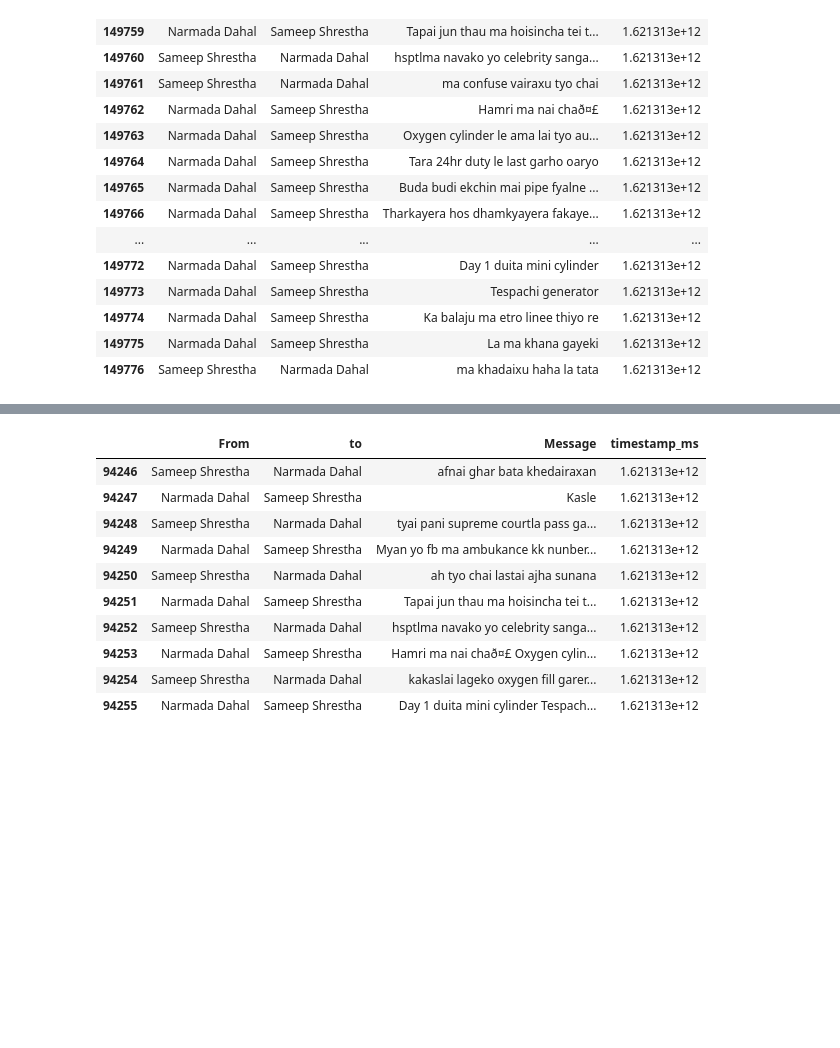
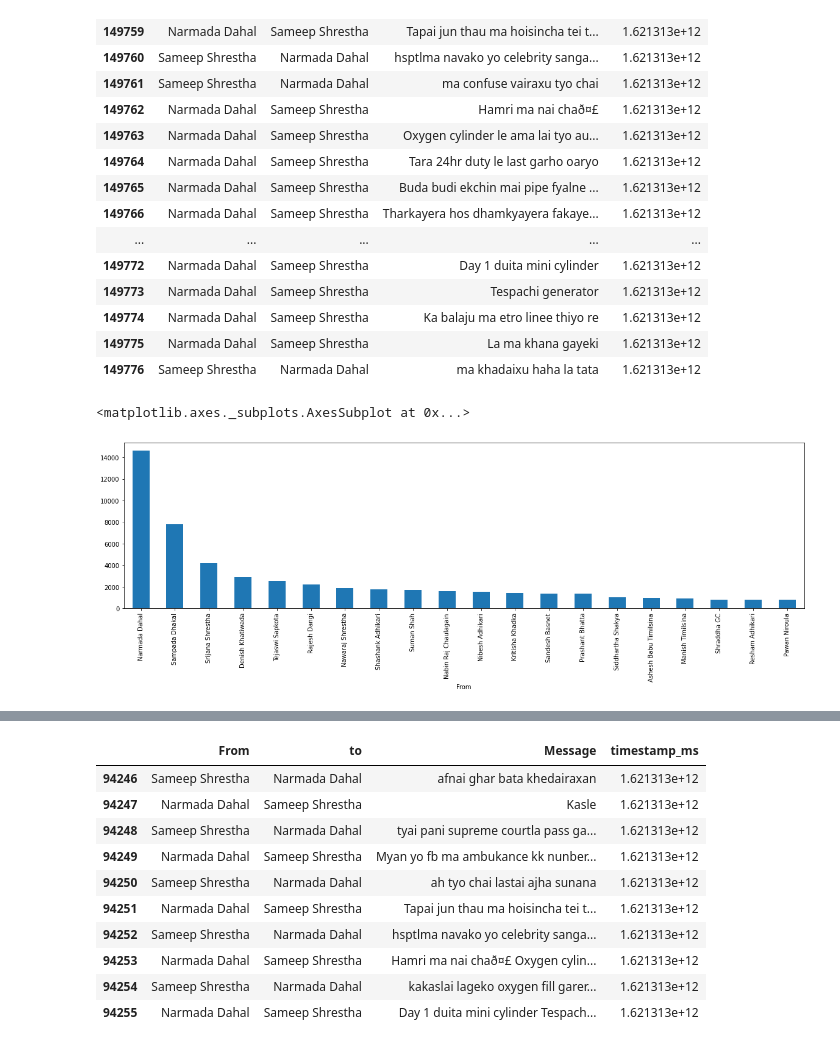
Before and after one commit to sameepshrestha/Mission-Chatbot, a Jupyter notebook: Mission_chatbot.ipynb, the cells around one changed output, grey strips where cells are left out. Drawn from its saved outputs; the diff is of its cells as text; code cells hidden in the pictures; blank space fills up the shorter version.

```diff
--- a/Mission_chatbot.ipynb
+++ b/Mission_chatbot.ipynb
@@ -86,4 +86,9 @@ dataset.tail(20)
 | 149774 | Narmada Dahal | Sameep Shrestha | Ka balaju ma etro linee thiyo re | 1.621313e+12 |
 | 149775 | Narmada Dahal | Sameep Shrestha | La ma khana gayeki | 1.621313e+12 |
 | 149776 | Sameep Shrestha | Narmada Dahal | ma khadaixu haha la tata | 1.621313e+12 |
+# %%
+dataset.groupby(['From'])['Message'].count().sort_values(ascending=False)[1:21].plot(kind='bar',figsize=(20,5))
+# %% [output]
+<matplotlib.axes._subplots.AxesSubplot at 0x...>
+[figure, added]
 # %%
```
Also changed, not shown: parts of 1 cell of this notebook.
